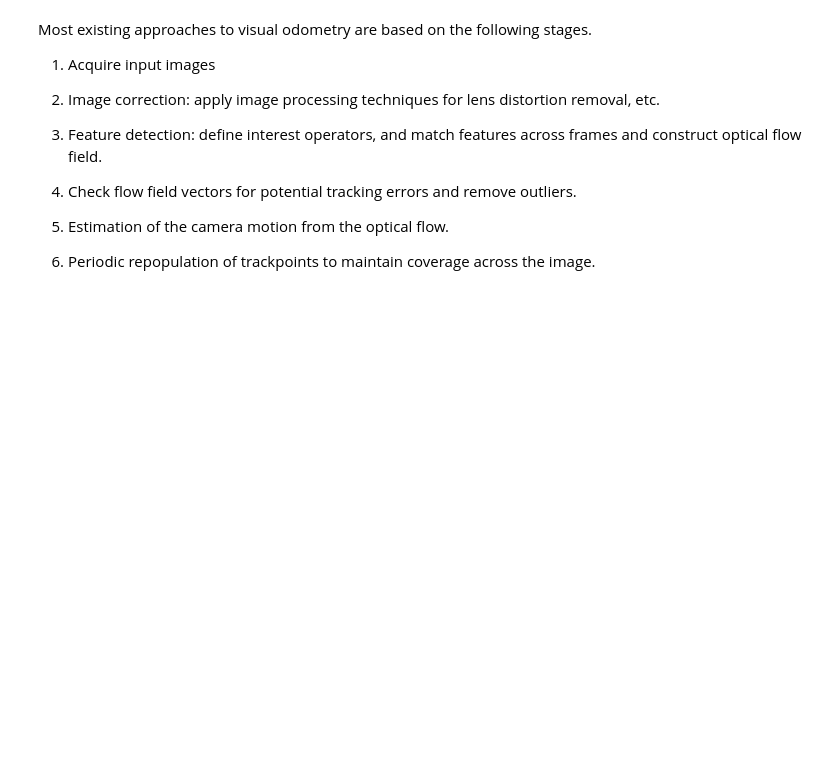
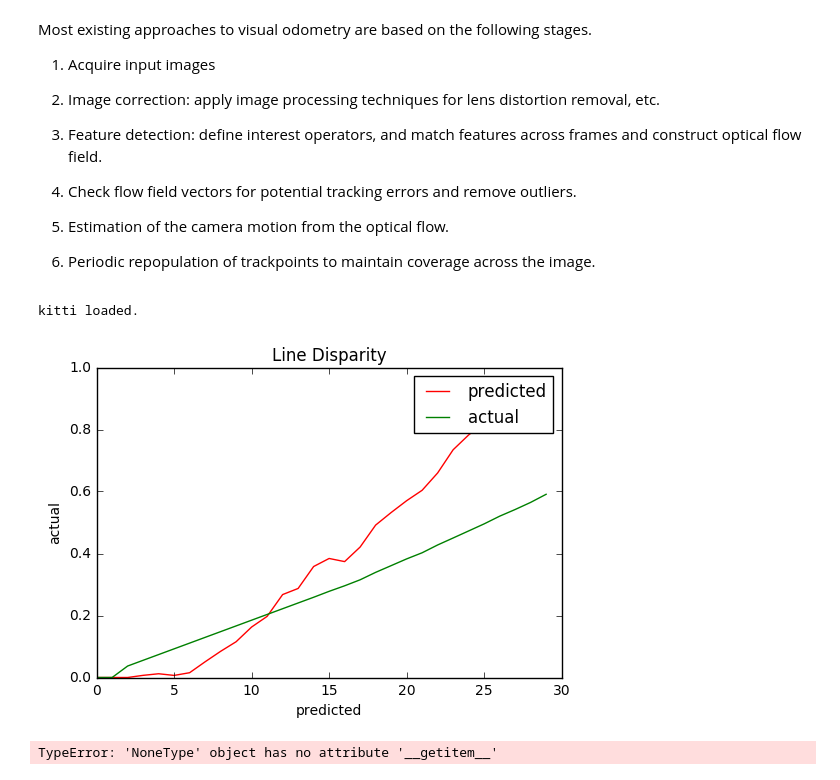
Before and after one commit to zarev/Visual-Odometry, a Jupyter notebook: V_O.ipynb, the cells around one changed output. Saved outputs shown, nothing was run; the diff lists cells and outputs as text; code cells hidden in the pictures; blank space fills up the shorter version.

```diff
--- a/V_O.ipynb
+++ b/V_O.ipynb
@@ -9,3 +9,16 @@ Most existing approaches to visual odometry are based on the following stages.
 5. Estimation of the camera motion from the optical flow.
 
 6. Periodic repopulation of trackpoints to maintain coverage across the image.
+# %%
+################################KITTI Dataset################################
+#adapted from https://github.com/uoip/monoVO-python
+%run pinhole_camera.py
+
+##kitti setup
+poses_dir = 'dataset/poses/00.txt' #for ground truth
+img_dir = 'dataset/sequences/00/image_0/'
+cam = PinholeCamera(1241.0, 376.0, 718.8560, 718.8560, 607.1928, 185.2157)
+with open(poses_dir) as f: poses = f.readlines()#poses
+print "kitti loaded."
+# %% [output]
+kitti loaded.
@@ -11,0 +85,58 @@ Most existing approaches to visual odometry are based on the following stages.
+# %%
+import matplotlib.pyplot as plt
+# plt.scatter(predicted, actual, color= 'black', label= 'Data') # plotting the initial datapoints
+
+plt.plot(np.abs(predicted), color= 'red', label= 'predicted') # plotting the line made by the RBF kernel
+plt.plot(np.abs(actual), color= 'green', label= 'actual')
+plt.xlabel('predicted')
+plt.ylabel('actual')
+plt.title('Line Disparity')
+plt.legend()
+plt.show()
+# %% [output]
+[figure, added]
+# %%
+vo = VisualOdometry(cam, poses_dir)
+
+# ox_vo = VisualOdometry(ox_cam, poses_dir)
+
+traj = np.zeros((600,600,3), dtype=np.uint8)
+
+#drawing trajectories for each frame
+for img_id in range(5*500):
+    img = cv2.imread(img_dir+str(img_id).zfill(6)+'.png', 0)
+
+    vo.update(img, img_id)
+
+    cur_t = vo.cur_t
+    if(img_id > 2):
+        x, y, z = cur_t[0], cur_t[1], cur_t[2]
+    else:
+        x, y, z = 0., 0., 0.
+
+    #offset so the 2 trajectories do not overlap
+    x_offset, y_offset = 0, 0
+    draw_x, draw_y = int(x)+(290-x_offset), int(z)+(90-y_offset)
+    true_x, true_y = int(vo.trueX)+290, int(vo.trueZ)+90
+
+    #predicted trajectory
+    cv2.circle(traj, (draw_x,draw_y), 1, (0,255,0), 1)#cv2 works with BGR
+    #actual trajectory
+    cv2.circle(traj, (true_x,true_y), 1, (0,0,255), 1)
+
+    cv2.rectangle(traj, (10, 20), (600, 60), (0,0,0), -1)
+    text = "Coordinates: x=%2fm y=%2fm z=%2fm"%(x,y,z)
+    cv2.putText(traj, text, (20,40), cv2.FONT_HERSHEY_PLAIN, 1, (255,255,255), 1, 8)
+    frame = "Frame: " + str(img_id)
+    cv2.putText(traj, frame, (20,60), cv2.FONT_HERSHEY_PLAIN, 1, (255,255,255), 1, 8)
+
+    cv2.imshow('Road facing camera', img)
+    cv2.imshow('Trajectory', traj)
+    cv2.waitKey(1)
+
+
+cv2.imwrite('map.png', traj)
+cv2.destroyAllWindows()
+cv2.waitKey(1)
+# %% [output]
+TypeError: 'NoneType' object has no attribute '__getitem__'
```
Also changed, not shown: parts of 11 cells of this notebook, 1 other file.
